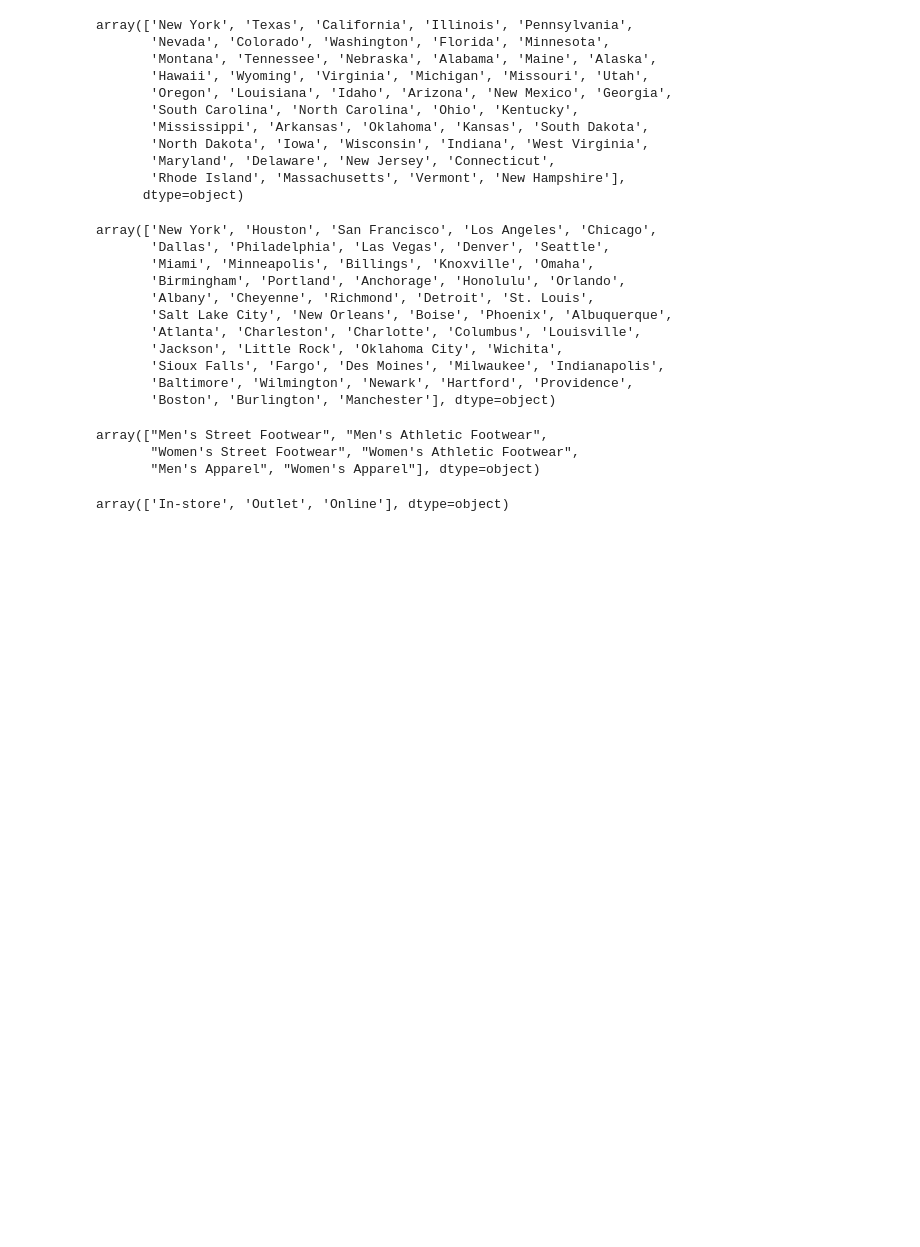
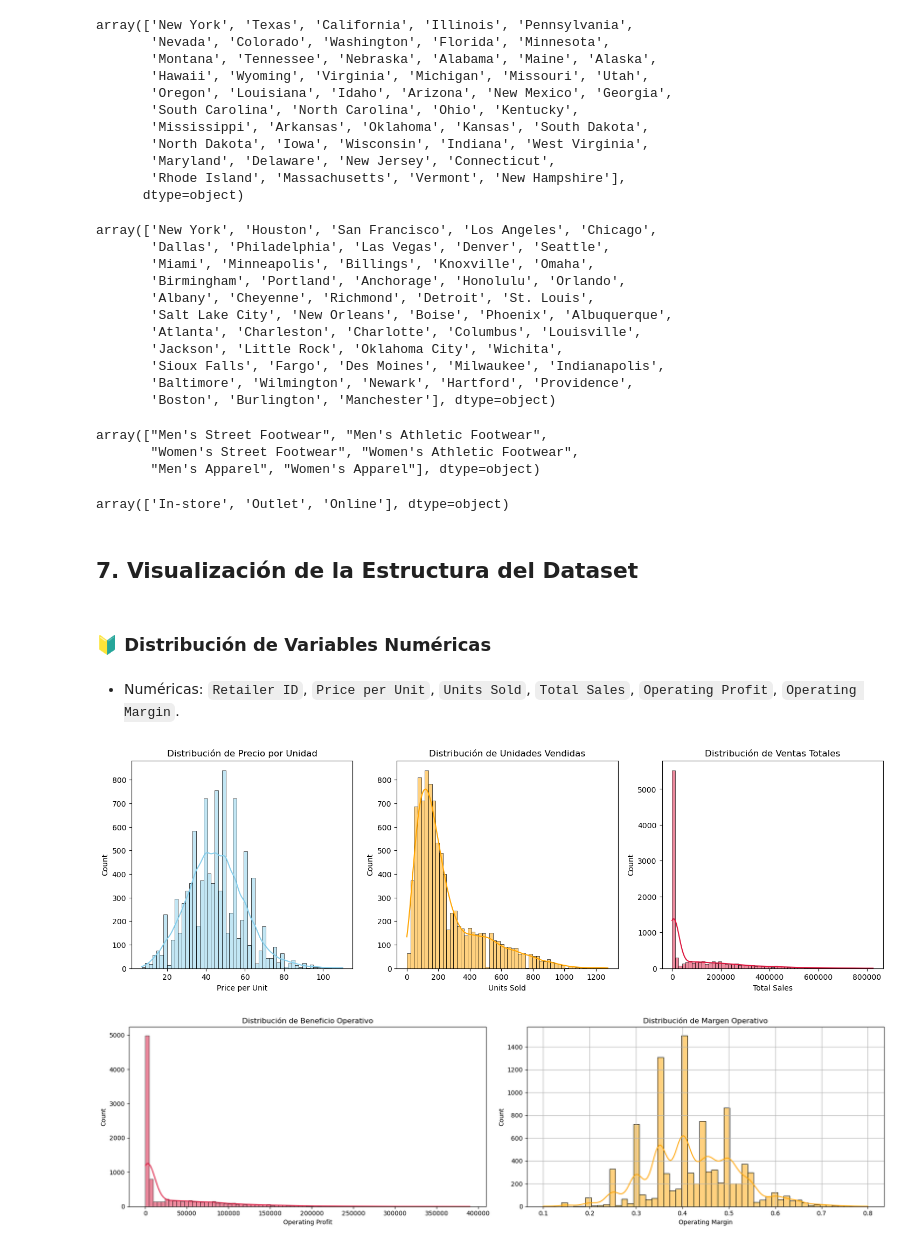
Before and after one commit to Dilmer-Rojas/Ventas_Adidas, a Jupyter notebook: notebooks/1.EDA.ipynb, the cells around one changed output. Cells and saved outputs as stored; diff of their text form; code cells hidden in the pictures; blank space fills up the shorter version.

```diff
--- a/notebooks/1.EDA.ipynb
+++ b/notebooks/1.EDA.ipynb
@@ -370,3 +370,44 @@ array(["Men's Street Footwear", "Men's Athletic Footwear",
 df['Sales Method'].unique()
 # %% [output]
 array(['In-store', 'Outlet', 'Online'], dtype=object)
+# %% [markdown]
+## 7. Visualización de la Estructura del Dataset
+# %% [markdown]
+### 🔰 Distribución de Variables Numéricas
+# %% [markdown]
+- Numéricas: `Retailer ID`, `Price per Unit`, `Units Sold`, `Total Sales`, `Operating Profit`, `Operating Margin`.
+# %%
+# Datos para histograma de Precio por Unidad
+precio_unidad = df['Price per Unit']
+# Datos para histograma de Unidades Vendidas
+unidades_vendidas = df['Units Sold']
+# Datos para histograma de Ventas Totales
+ventas_totales = df['Total Sales']
+
+fig, axs = plt.subplots(1, 3, figsize=(18, 5))
+# Histograma para precio por unidad
+sns.histplot(precio_unidad, kde=True, ax=axs[0], color="skyblue").set(title="Distribución de Precio por Unidad")
+# Histograma para unidades vendidas
+sns.histplot(unidades_vendidas, kde=True, ax=axs[1], color="orange").set(title="Distribución de Unidades Vendidas")
+# Histograma para ventas totales
+sns.histplot(ventas_totales, kde=True, ax=axs[2], color="crimson").set(title="Distribución de Ventas Totales")
+
+# Datos de Beneficio Operativo
+beneficio_operativo = df['Operating Profit']
+# Datos de Margen Operativo
+margen_operativo = df['Operating Margin']
+
+fig, axs = plt.subplots(1, 2, figsize=(18, 5))
+# Histograma de beneficio operativo
+sns.histplot(beneficio_operativo, kde=True, ax=axs[0], color="crimson").set(title="Distribución de Beneficio Operativo")
+# Histograma de margen operativo
+sns.histplot(margen_operativo, kde=True, ax=axs[1], color="orange").set(title="Distribución de Margen Operativo")
+
+
+
+plt.tight_layout()
+plt.grid(True)
+plt.show()
+# %% [output]
+[figure, added]
+[figure, added]
```
Also changed, not shown: parts of 2 cells of this notebook, 3 other files.
